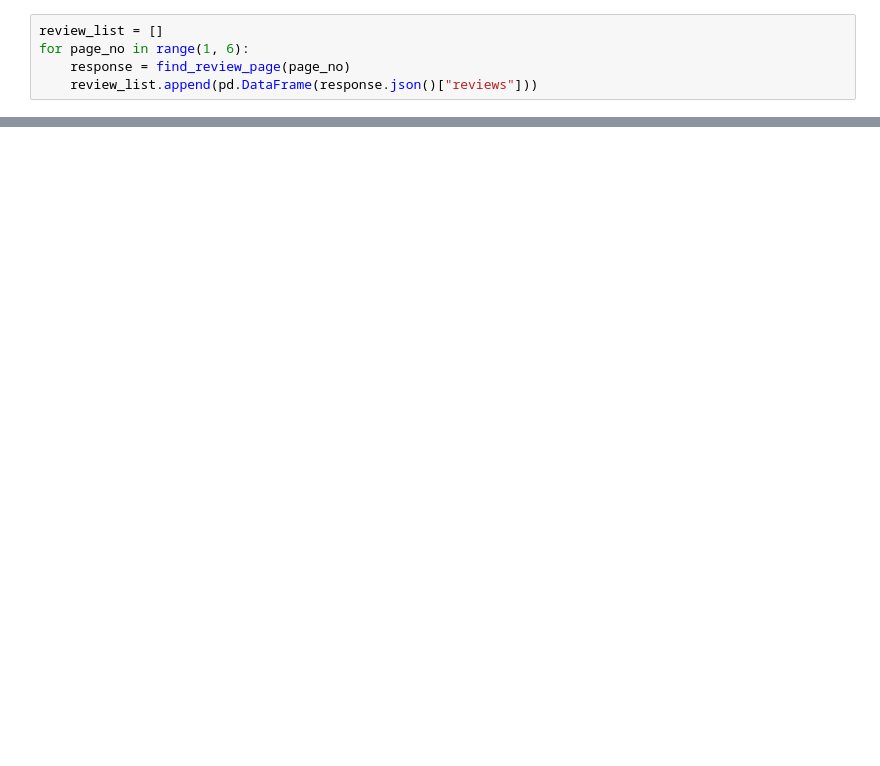
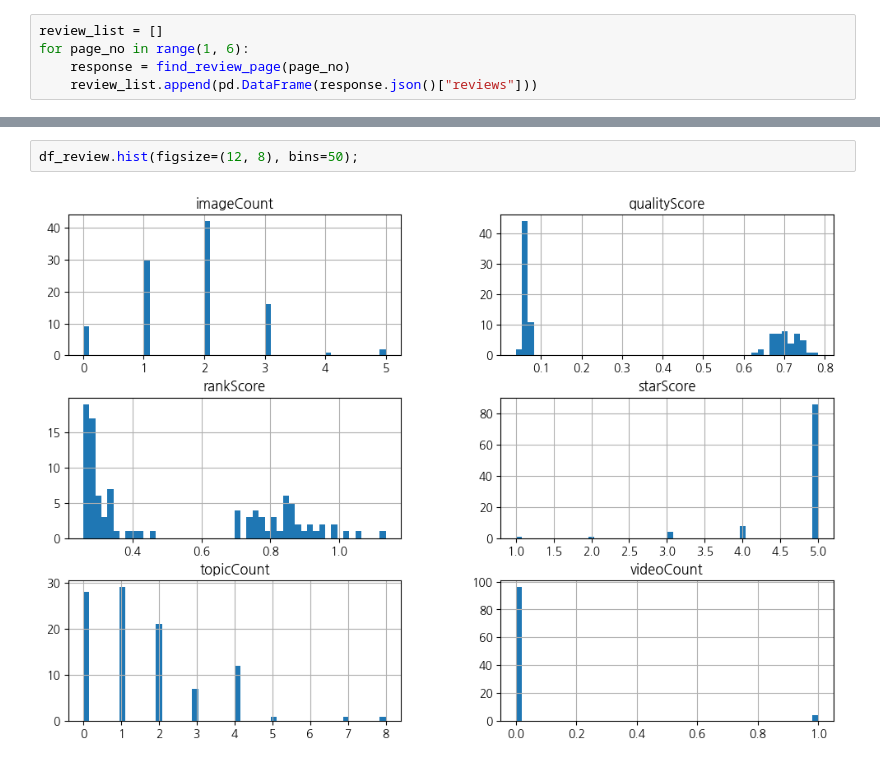
Before and after one commit to corazzon/web_scraping, a Jupyter notebook: naver-shopping/naver-shopping-review-pages.ipynb, the cells around one changed output, grey strips where cells are left out. Saved outputs shown, nothing was run; the diff lists cells and outputs as text; blank space fills up the shorter version.

```diff
--- a/naver-shopping/naver-shopping-review-pages.ipynb
+++ b/naver-shopping/naver-shopping-review-pages.ipynb
@@ -62,0 +123,4 @@ reviews[:100]
+# %%
+df_review.hist(figsize=(12, 8), bins=50);
+# %% [output]
+[figure, added]
```
Also changed, not shown: parts of 10 cells of this notebook.
